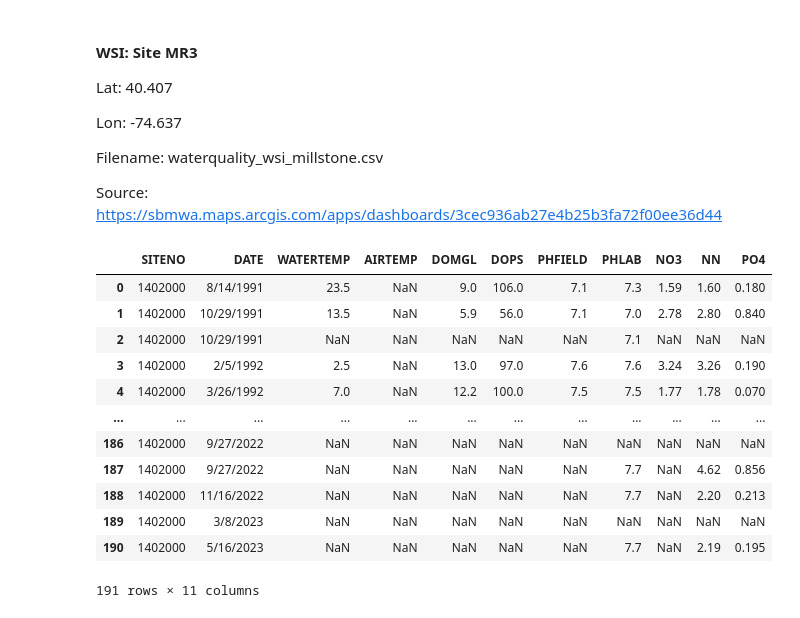
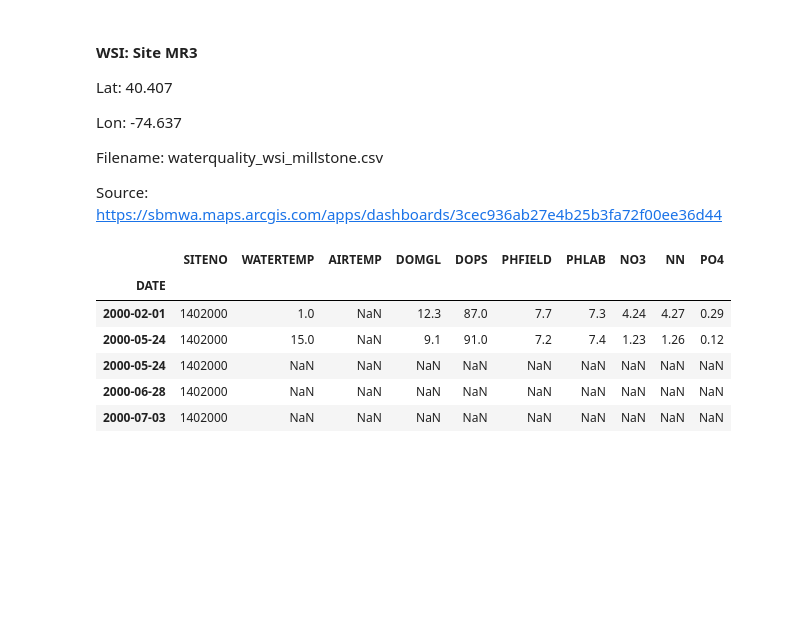
Before and after one commit to mattheinle/rcaes_finalproject_mattheinle, a Jupyter notebook: finalproject_mattheinle.ipynb, the cells around one changed output. Cells and saved outputs as stored; diff of their text form; code cells hidden in the pictures; blank space fills up the shorter version.

```diff
--- a/finalproject_mattheinle.ipynb
+++ b/finalproject_mattheinle.ipynb
@@ -196,24 +163,31 @@ Filename: waterquality_wsi_millstone.csv
 Source: https://sbmwa.maps.arcgis.com/apps/dashboards/3cec936ab27e4b25b3fa72f00ee36d44
 # %%
 # bring data into pandas dataframes
-usgs_ms = pd.read_csv('/home/mjh367/rcaes/rcaes_finalproject_mattheinle/waterquality_usgs_millstone.csv')
-wsi_ms = pd.read_csv('/home/mjh367/rcaes/rcaes_finalproject_mattheinle/waterquality_wsi_millstone.csv')
+usgs_ms = pd.read_csv('/home/mjh367/rcaes/rcaes_finalproject_mattheinle/waterquality_usgs_millstone.csv',
+                      parse_dates = ['DATE'],
+                      index_col = ['DATE'])
+
+wsi_ms = pd.read_csv('/home/mjh367/rcaes/rcaes_finalproject_mattheinle/waterquality_wsi_millstone.csv',
+                     parse_dates = ['Date'],
+                     index_col = ['Date'])
 
 # It should be noted that the USGS data includes many more water chemistry parameters than the WSI, and both datasets include more parameters than are contained in these dataframes.
+# %%
+# truncate dataframes to have the same date range
+startdate = '2000-01-01'
+enddate = '2020-12-31'
+
+usgs_ms = usgs_ms.loc[startdate:enddate]
+wsi_ms = wsi_ms.loc[startdate:enddate]
 # %%
-usgs_ms
+# usgs dataset looks good to go (we'll address the NaN values later)
+usgs_ms.head()
 # %% [output]
-|  | SITENO | DATE | WATERTEMP | AIRTEMP | DOMGL | DOPS | PHFIELD | PHLAB | NO3 | NN | PO4 |
-| 0 | 1402000 | 8/14/1991 | 23.5 | NaN | 9.0 | 106.0 | 7.1 | 7.3 | 1.59 | 1.60 | 0.180 |
-| 1 | 1402000 | 10/29/1991 | 13.5 | NaN | 5.9 | 56.0 | 7.1 | 7.0 | 2.78 | 2.80 | 0.840 |
-| 2 | 1402000 | 10/29/1991 | NaN | NaN | NaN | NaN | NaN | 7.1 | NaN | NaN | NaN |
-| 3 | 1402000 | 2/5/1992 | 2.5 | NaN | 13.0 | 97.0 | 7.6 | 7.6 | 3.24 | 3.26 | 0.190 |
-| 4 | 1402000 | 3/26/1992 | 7.0 | NaN | 12.2 | 100.0 | 7.5 | 7.5 | 1.77 | 1.78 | 0.070 |
-| ... | ... | ... | ... | ... | ... | ... | ... | ... | ... | ... | ... |
-| 186 | 1402000 | 9/27/2022 | NaN | NaN | NaN | NaN | NaN | NaN | NaN | NaN | NaN |
-| 187 | 1402000 | 9/27/2022 | NaN | NaN | NaN | NaN | NaN | 7.7 | NaN | 4.62 | 0.856 |
-| 188 | 1402000 | 11/16/2022 | NaN | NaN | NaN | NaN | NaN | 7.7 | NaN | 2.20 | 0.213 |
-| 189 | 1402000 | 3/8/2023 | NaN | NaN | NaN | NaN | NaN | NaN | NaN | NaN | NaN |
-| 190 | 1402000 | 5/16/2023 | NaN | NaN | NaN | NaN | NaN | 7.7 | NaN | 2.19 | 0.195 |
+|  | SITENO | WATERTEMP | AIRTEMP | DOMGL | DOPS | PHFIELD | PHLAB | NO3 | NN | PO4 |
+| DATE |  |  |  |  |  |  |  |  |  |  |
+| 2000-02-01 | 1402000 | 1.0 | NaN | 12.3 | 87.0 | 7.7 | 7.3 | 4.24 | 4.27 | 0.29 |
+| 2000-05-24 | 1402000 | 15.0 | NaN | 9.1 | 91.0 | 7.2 | 7.4 | 1.23 | 1.26 | 0.12 |
+| 2000-05-24 | 1402000 | NaN | NaN | NaN | NaN | NaN | NaN | NaN | NaN | NaN |
+| 2000-06-28 | 1402000 | NaN | NaN | NaN | NaN | NaN | NaN | NaN | NaN | NaN |
+| 2000-07-03 | 1402000 | NaN | NaN | NaN | NaN | NaN | NaN | NaN | NaN | NaN |
-191 rows × 11 columns
 # %%
```
Also changed, not shown: parts of 30 cells of this notebook.
